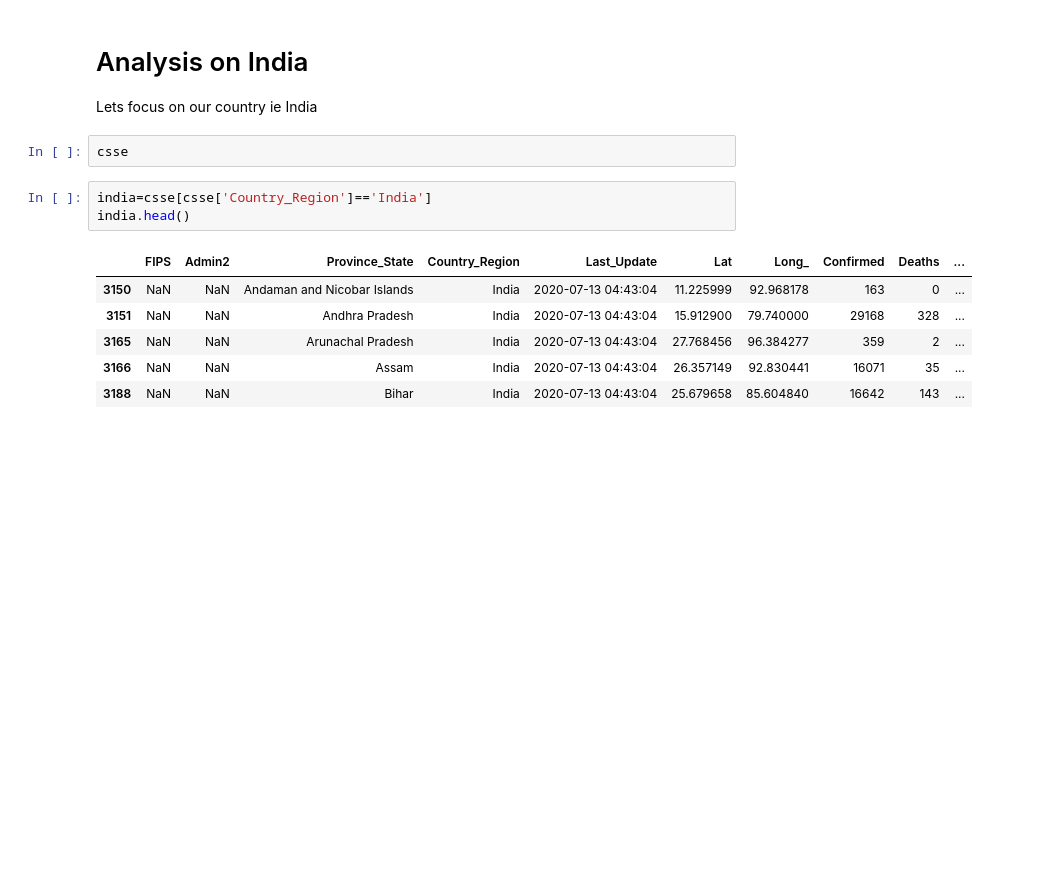
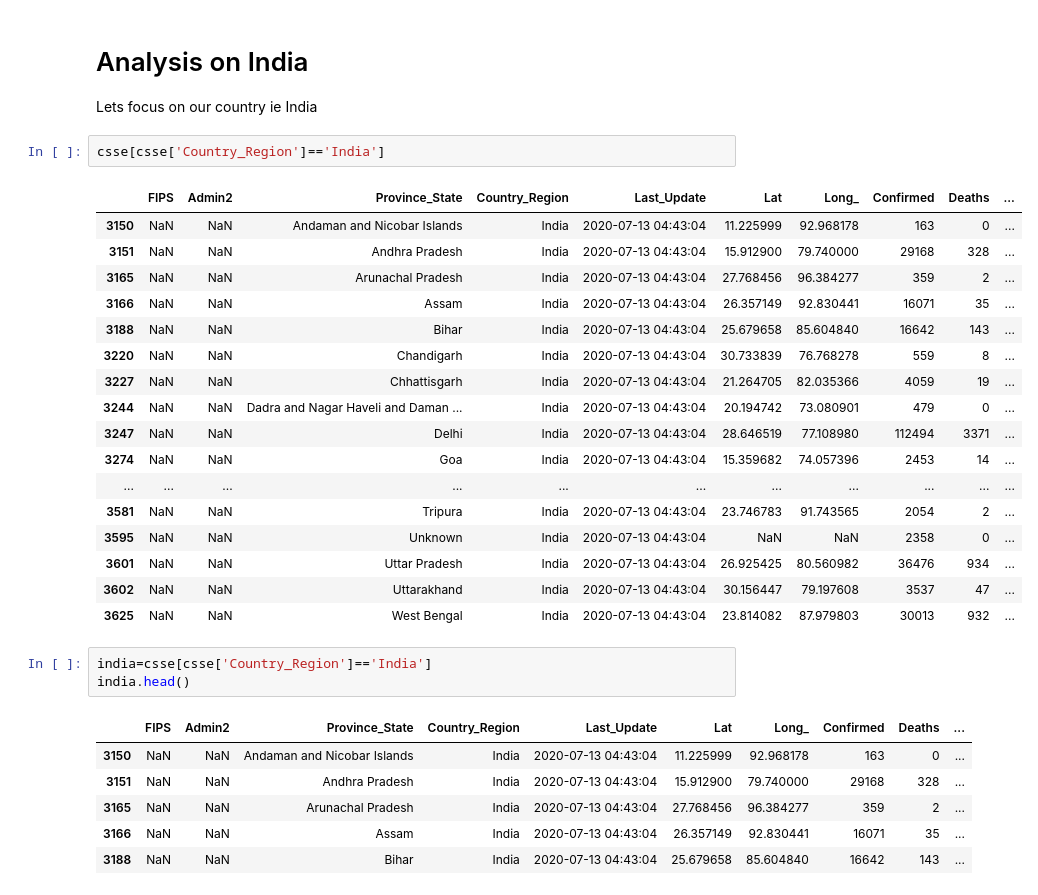
Before and after one commit to fakhruddin2012/Covid-19-Analysis, a Jupyter notebook: Covid Analysis.ipynb, the cells around one changed output. Saved outputs shown, nothing was run; the diff lists cells and outputs as text; blank space fills up the shorter version.

```diff
--- a/Covid Analysis.ipynb
+++ b/Covid Analysis.ipynb
@@ -471,8 +576,26 @@ fig.show()
 # %% [markdown]
 # Analysis on India
 Lets focus on our country ie India
-# %%
-csse
+# %%
+csse[csse['Country_Region']=='India']
+# %% [output]
+|  | FIPS | Admin2 | Province_State | Country_Region | Last_Update | Lat | Long_ | Confirmed | Deaths | ... |
+| 3150 | NaN | NaN | Andaman and Nicobar Islands | India | 2020-07-13 04:43:04 | 11.225999 | 92.968178 | 163 | 0 | ... |
+| 3151 | NaN | NaN | Andhra Pradesh | India | 2020-07-13 04:43:04 | 15.912900 | 79.740000 | 29168 | 328 | ... |
+| 3165 | NaN | NaN | Arunachal Pradesh | India | 2020-07-13 04:43:04 | 27.768456 | 96.384277 | 359 | 2 | ... |
+| 3166 | NaN | NaN | Assam | India | 2020-07-13 04:43:04 | 26.357149 | 92.830441 | 16071 | 35 | ... |
+| 3188 | NaN | NaN | Bihar | India | 2020-07-13 04:43:04 | 25.679658 | 85.604840 | 16642 | 143 | ... |
+| 3220 | NaN | NaN | Chandigarh | India | 2020-07-13 04:43:04 | 30.733839 | 76.768278 | 559 | 8 | ... |
+| 3227 | NaN | NaN | Chhattisgarh | India | 2020-07-13 04:43:04 | 21.264705 | 82.035366 | 4059 | 19 | ... |
+| 3244 | NaN | NaN | Dadra and Nagar Haveli and Daman ... | India | 2020-07-13 04:43:04 | 20.194742 | 73.080901 | 479 | 0 | ... |
+| 3247 | NaN | NaN | Delhi | India | 2020-07-13 04:43:04 | 28.646519 | 77.108980 | 112494 | 3371 | ... |
+| 3274 | NaN | NaN | Goa | India | 2020-07-13 04:43:04 | 15.359682 | 74.057396 | 2453 | 14 | ... |
+| ... | ... | ... | ... | ... | ... | ... | ... | ... | ... | ... |
+| 3581 | NaN | NaN | Tripura | India | 2020-07-13 04:43:04 | 23.746783 | 91.743565 | 2054 | 2 | ... |
+| 3595 | NaN | NaN | Unknown | India | 2020-07-13 04:43:04 | NaN | NaN | 2358 | 0 | ... |
+| 3601 | NaN | NaN | Uttar Pradesh | India | 2020-07-13 04:43:04 | 26.925425 | 80.560982 | 36476 | 934 | ... |
+| 3602 | NaN | NaN | Uttarakhand | India | 2020-07-13 04:43:04 | 30.156447 | 79.197608 | 3537 | 47 | ... |
+| 3625 | NaN | NaN | West Bengal | India | 2020-07-13 04:43:04 | 23.814082 | 87.979803 | 30013 | 932 | ... |
 # %%
 india=csse[csse['Country_Region']=='India']
 india.head()
```
Also changed, not shown: parts of 29 cells of this notebook.
